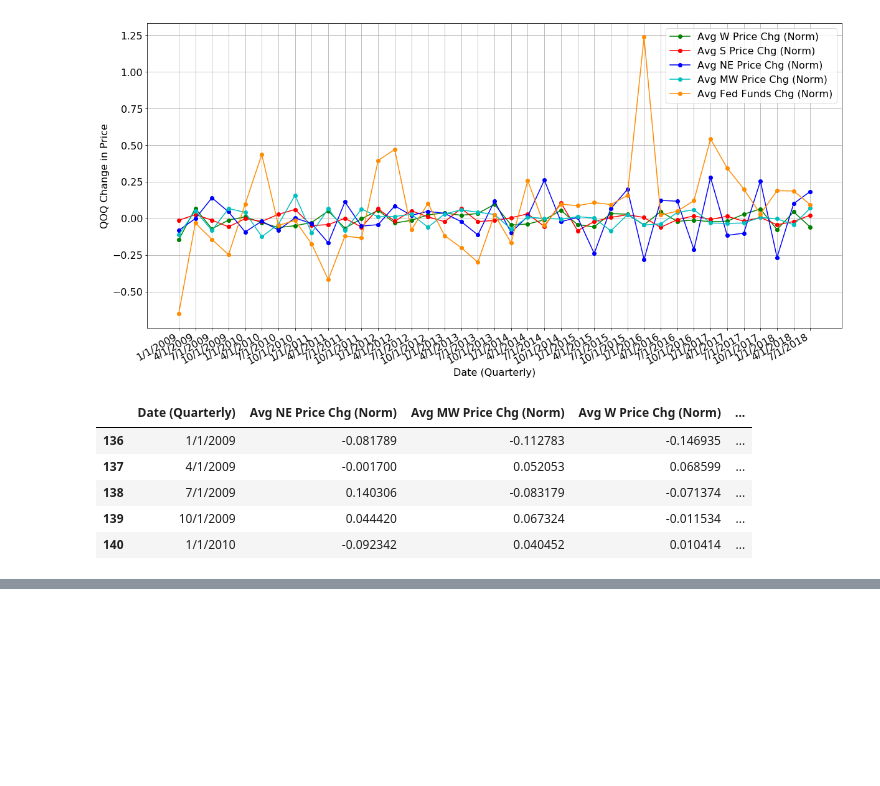
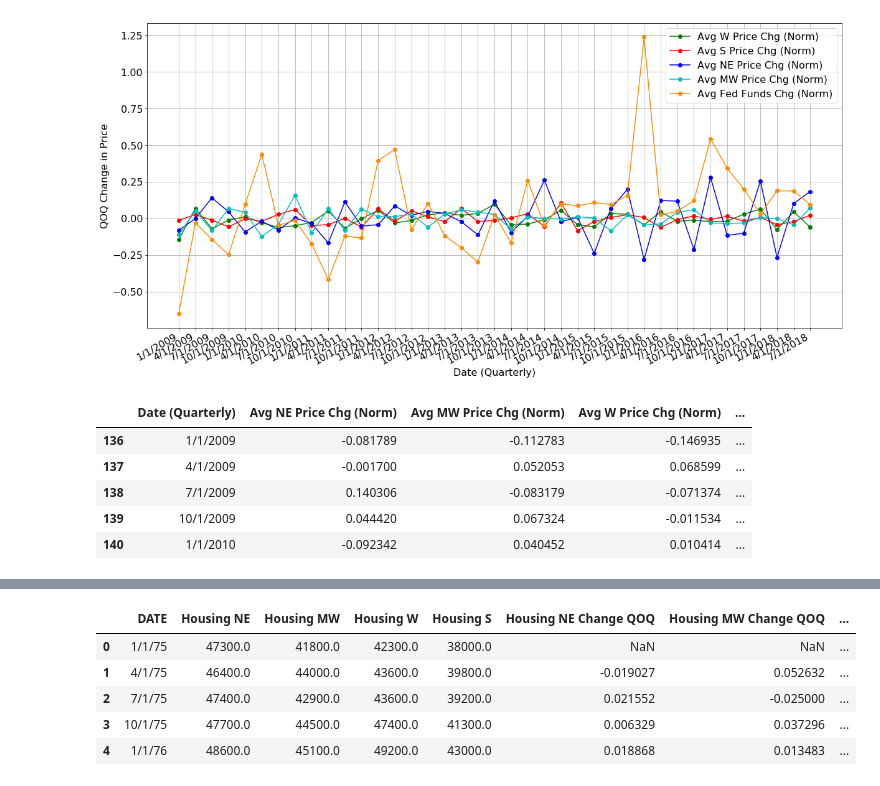
Before and after one commit to tmcbeth/Project-1---Group-3, a Jupyter notebook: InterestRatesTM.ipynb, the cells around one changed output, grey strips where cells are left out. Cells and saved outputs as stored; diff of their text form; code cells hidden in the pictures; blank space fills up the shorter version.

Commit message:
Regression analysis

```diff
--- a/InterestRatesTM.ipynb
+++ b/InterestRatesTM.ipynb
@@ -593,0 +602,15 @@ sns.pairplot(regional_Fed_Funds_10yr_delcol)
+# %%
+# Multiple Linear Regression
+
+#import file
+
+mult_reg_file = pd.read_csv("Regression File.csv")
+
+mult_reg_file.head()
+# %% [output]
+|  | DATE | Housing NE | Housing MW | Housing W | Housing S | Housing NE Change QOQ | Housing MW Change QOQ | ... |
+| 0 | 1/1/75 | 47300.0 | 41800.0 | 42300.0 | 38000.0 | NaN | NaN | ... |
+| 1 | 4/1/75 | 46400.0 | 44000.0 | 43600.0 | 39800.0 | -0.019027 | 0.052632 | ... |
+| 2 | 7/1/75 | 47400.0 | 42900.0 | 43600.0 | 39200.0 | 0.021552 | -0.025000 | ... |
+| 3 | 10/1/75 | 47700.0 | 44500.0 | 47400.0 | 41300.0 | 0.006329 | 0.037296 | ... |
+| 4 | 1/1/76 | 48600.0 | 45100.0 | 49200.0 | 43000.0 | 0.018868 | 0.013483 | ... |
```
Also changed, not shown: parts of 11 cells of this notebook, 1 other file.
